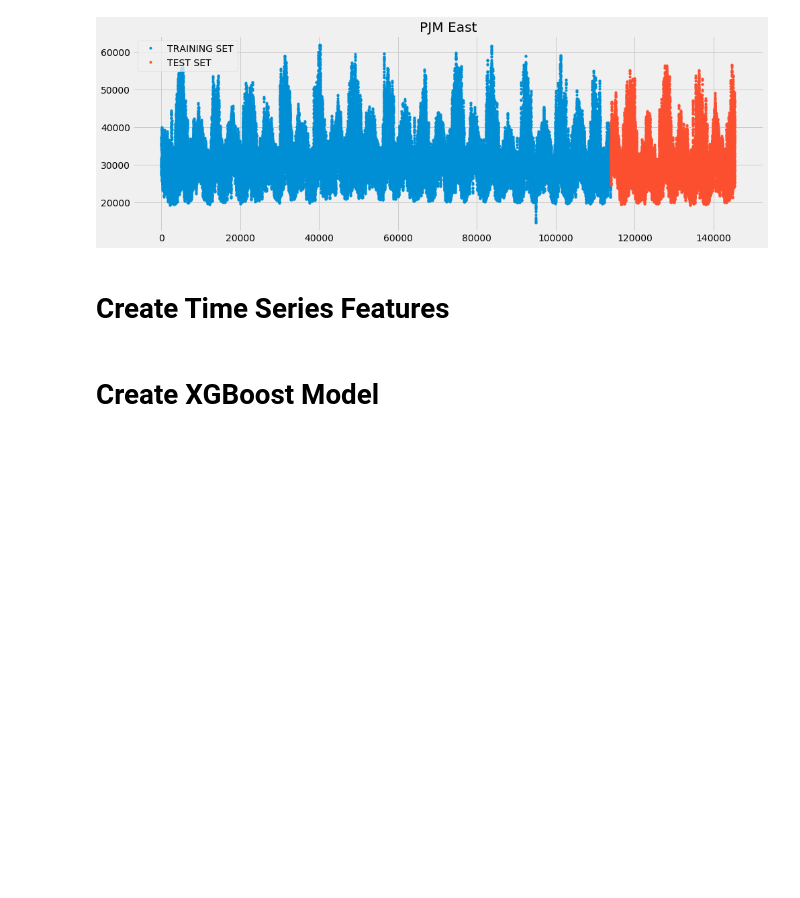
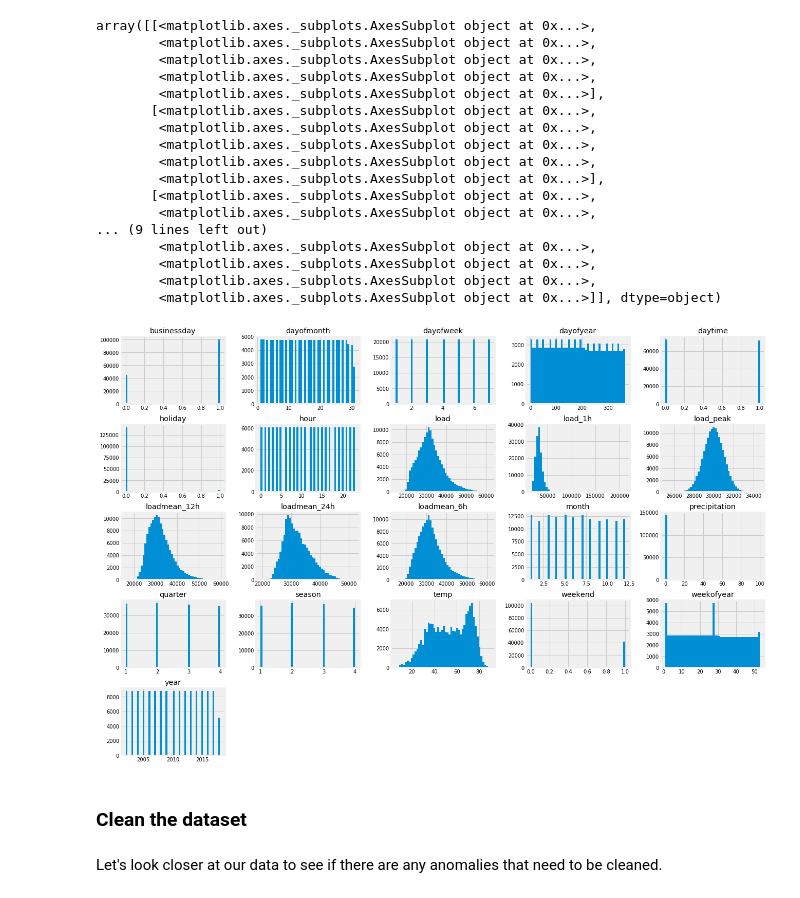
Before and after one commit to robmoratore/ShellDnA, a Jupyter notebook: Shell_Dna_EnergyLoad.ipynb, the cells around one changed output. Saved outputs shown, nothing was run; the diff lists cells and outputs as text; code cells hidden in the pictures; blank space fills up the shorter version.

```diff
--- a/Shell_Dna_EnergyLoad.ipynb
+++ b/Shell_Dna_EnergyLoad.ipynb
@@ -43,9 +199,0 @@ pjme_test = pjme.loc[pjme['date'] > split_date].copy()
-# %%
-_ = pjme_train \
-    .rename(columns={'load': 'TRAINING SET'}) \
-    .merge(pjme_test.rename(columns={'load': 'TEST SET'}), how='outer') \
-    .plot(figsize=(15,5), title='PJM East', style='.')
-# %% [output]
-[figure, removed]
-# %% [markdown]
-# Create Time Series Features
@@ -75,2 +199,0 @@ X_test, y_test = create_features(pjme_test, label='load')
-# %% [markdown]
-# Create XGBoost Model
@@ -82,0 +200,25 @@ reg.fit(X_train, y_train,
+# %%
+df_full.hist(bins=50, figsize=(20,15))
+# %% [output]
+array([[<matplotlib.axes._subplots.AxesSubplot object at 0x...>,
+        <matplotlib.axes._subplots.AxesSubplot object at 0x...>,
+        <matplotlib.axes._subplots.AxesSubplot object at 0x...>,
+        <matplotlib.axes._subplots.AxesSubplot object at 0x...>,
+        <matplotlib.axes._subplots.AxesSubplot object at 0x...>],
+       [<matplotlib.axes._subplots.AxesSubplot object at 0x...>,
+        <matplotlib.axes._subplots.AxesSubplot object at 0x...>,
+        <matplotlib.axes._subplots.AxesSubplot object at 0x...>,
+        <matplotlib.axes._subplots.AxesSubplot object at 0x...>,
+        <matplotlib.axes._subplots.AxesSubplot object at 0x...>],
+       [<matplotlib.axes._subplots.AxesSubplot object at 0x...>,
+        <matplotlib.axes._subplots.AxesSubplot object at 0x...>,
+... (9 lines left out)
+        <matplotlib.axes._subplots.AxesSubplot object at 0x...>,
+        <matplotlib.axes._subplots.AxesSubplot object at 0x...>,
+        <matplotlib.axes._subplots.AxesSubplot object at 0x...>,
+        <matplotlib.axes._subplots.AxesSubplot object at 0x...>]], dtype=object)
+[figure, added]
+# %% [markdown]
+### Clean the dataset
+# %% [markdown]
+Let's look closer at our data to see if there are any anomalies that need to be cleaned.
```
Also changed, not shown: parts of 111 cells of this notebook.
